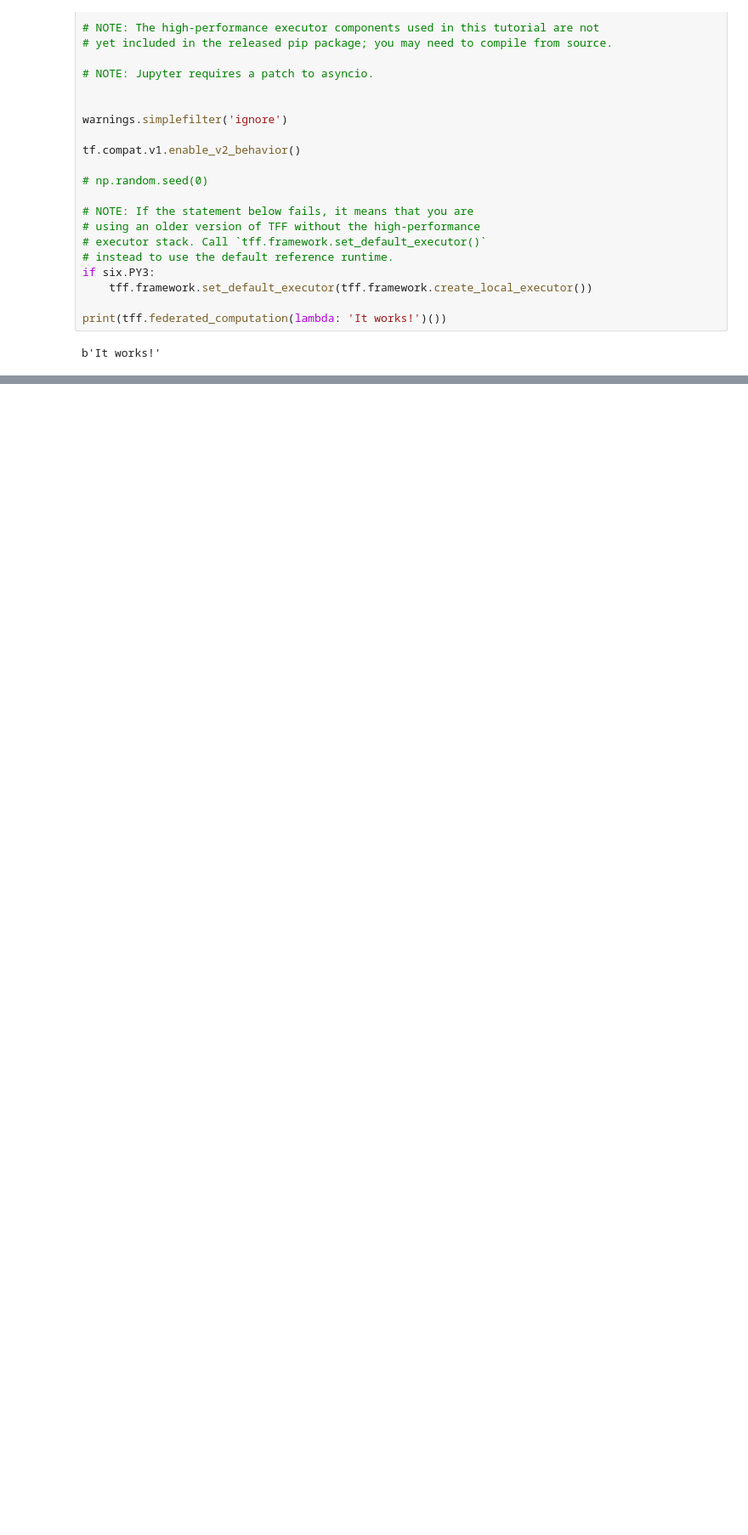
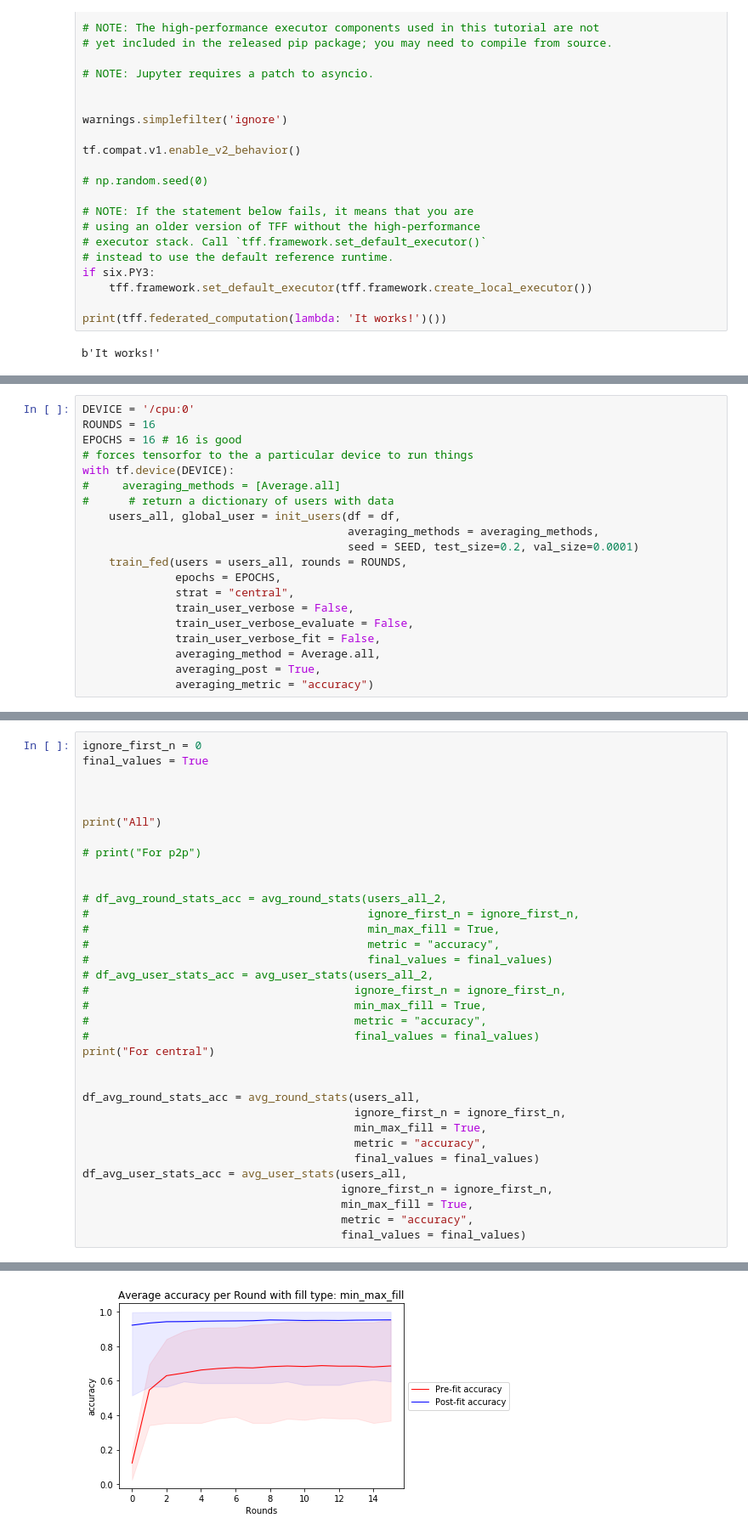
Before and after one commit to Kimi450/Federated-Machine-Learning, a Jupyter notebook: src/tff.ipynb, the cells around one changed output, grey strips where cells are left out. Shown at 85% size. Drawn from its saved outputs; the diff is of its cells as text; blank space fills up the shorter version.

```diff
--- a/src/tff.ipynb
+++ b/src/tff.ipynb
@@ -189,0 +203,20 @@ str(train_metrics)
+# %%
+DEVICE = '/cpu:0'
+ROUNDS = 16
+EPOCHS = 16 # 16 is good
+# forces tensorfor to the a particular device to run things
+with tf.device(DEVICE):
+#     averaging_methods = [Average.all]
+#      # return a dictionary of users with data
+    users_all, global_user = init_users(df = df,
+                                        averaging_methods = averaging_methods,
+                                        seed = SEED, test_size=0.2, val_size=0.0001)
+    train_fed(users = users_all, rounds = ROUNDS,
+              epochs = EPOCHS,
+              strat = "central",
+              train_user_verbose = False,
+              train_user_verbose_evaluate = False,
+              train_user_verbose_fit = False,
+              averaging_method = Average.all,
+              averaging_post = True,
+              averaging_metric = "accuracy")
@@ -189,0 +241,35 @@ str(train_metrics)
+# %%
+ignore_first_n = 0
+final_values = True
+
+
+
+print("All")
+
+# print("For p2p")
+
+
+# df_avg_round_stats_acc = avg_round_stats(users_all_2,
+#                                          ignore_first_n = ignore_first_n,
+#                                          min_max_fill = True,
+#                                          metric = "accuracy",
+#                                          final_values = final_values)
+# df_avg_user_stats_acc = avg_user_stats(users_all_2,
+#                                        ignore_first_n = ignore_first_n,
+#                                        min_max_fill = True,
+#                                        metric = "accuracy",
+#                                        final_values = final_values)
+print("For central")
+
+
+df_avg_round_stats_acc = avg_round_stats(users_all,
+                                         ignore_first_n = ignore_first_n,
+                                         min_max_fill = True,
+                                         metric = "accuracy",
+                                         final_values = final_values)
+df_avg_user_stats_acc = avg_user_stats(users_all,
+                                       ignore_first_n = ignore_first_n,
+                                       min_max_fill = True,
+                                       metric = "accuracy",
+                                       final_values = final_values)
+# %% [output]
@@ -189,0 +294 @@ str(train_metrics)
+[figure, added]
```
Also changed, not shown: parts of 12 cells of this notebook, 5 other files.
